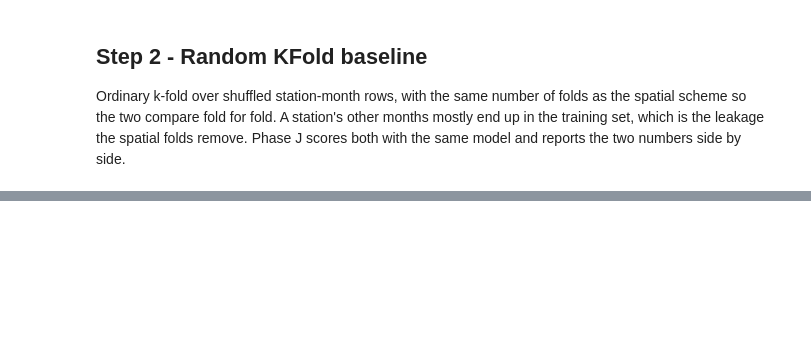
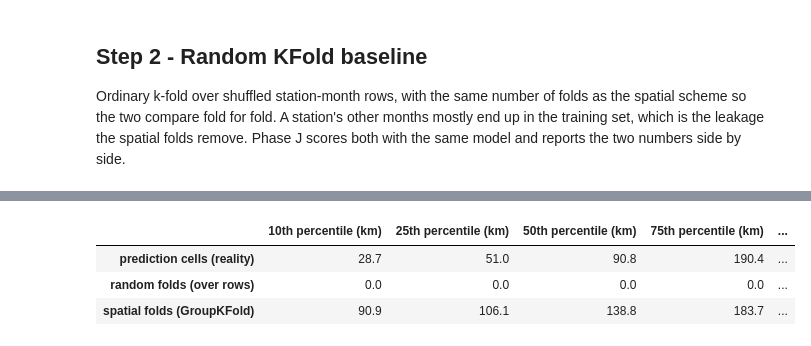
Before and after one commit to tisolab/monitoring-deserts, a Jupyter notebook: noteboox/08_cross_validation.ipynb, the cells around one changed output, grey strips where cells are left out. Cells and saved outputs as stored; diff of their text form; code cells hidden in the pictures; blank space fills up the shorter version.

```diff
--- a/noteboox/08_cross_validation.ipynb
+++ b/noteboox/08_cross_validation.ipynb
@@ -105,0 +102,20 @@ random_splits = list(KFold(n_splits=N_FOLDS, shuffle=True, random_state=RANDOM_S
+# %%
+# Features and target
+feature_cols = ["no2", "aai", "total_precipitation",
+                "temperature", "dew_point", "u_wind",
+                "v_wind", "wind_magnitude", "boundary_layer_height",
+                "surface_pressure",
+               ]
+target_col = "log1p_pm25"
+
+X = analysis_df[feature_cols]
+y = analysis_df[target_col]
+# %%
+# Simple random forest as learner to check the benefits of spatial cross-validation
+random_forest = RandomForestRegressor(n_estimators=700, max_depth=6, random_state=RANDOM_STATE, n_jobs=-1)
+
+# Random K-Fold
+random_results, random_oof = spatial_cv.run_cross_validation(random_forest, X, y, random_splits)
+
+# Group K-Fold
+spatial_results, spatial_oof = spatial_cv.run_cross_validation(random_forest, X, y, gkf_splits)
@@ -105,0 +132,41 @@ random_splits = list(KFold(n_splits=N_FOLDS, shuffle=True, random_state=RANDOM_S
+# %%
+# Distance check (plan v13, Appendix D.8)
+# ---------------------------------------
+# When the model predicts for an unmonitored cell, what matters is how far that cell is from the
+# nearest station the model was trained on. A cross-validation scheme is a fair rehearsal only if
+# its held-out stations are about as far from the training stations as the real cells are from
+# the nearest station:
+#   - much closer  -> the score is inflated by leakage (a training station "next door")
+#   - much farther -> the score is pessimistic
+# No model is fitted here, only locations. The distances are great-circle kilometres computed by
+# spatial_cv (a nearest-neighbour search on the sphere, so no distortion from working in degrees).
+
+# One row per station (the table has one row per station-month)
+station_table = analysis_df.drop_duplicates("station_id")
+
+# Reality: every populated grid cell (population > 0) and its distance to the nearest station
+grid_features = pd.read_parquet(CLEAN_DATA_DIR.parent / "population" / "grid_features.parquet")
+populated_cells = grid_features[grid_features["population"] > 0]
+reality_km = spatial_cv.nearest_distance_km(
+    populated_cells["centroid_lon"], populated_cells["centroid_lat"],
+    station_table["longitude"], station_table["latitude"],
+)
+
+# Each fold scheme: the distance from every held-out station to the nearest station in that fold's
+# training set, pooled over the folds. With a random split over rows, a held-out station's other
+# months are usually in the training set, so its own location is a training location (distance 0).
+distances_km = {
+    "prediction cells (reality)": reality_km,
+    "random folds (over rows)": spatial_cv.heldout_distances_km(analysis_df, random_splits),
+    "spatial folds (GroupKFold)": spatial_cv.heldout_distances_km(analysis_df, gkf_splits),
+}
+
+# Summarise each set of distances by its percentiles. "closest" is the smallest distance of all:
+# a dead zone (buffer) around the test stations only removes training stations if it is larger than this.
+distance_summary = spatial_cv.summarize_distances(distances_km)
+distance_summary.round(1)
+# %% [output]
+|  | 10th percentile (km) | 25th percentile (km) | 50th percentile (km) | 75th percentile (km) | ... |
+| prediction cells (reality) | 28.7 | 51.0 | 90.8 | 190.4 | ... |
+| random folds (over rows) | 0.0 | 0.0 | 0.0 | 0.0 | ... |
+| spatial folds (GroupKFold) | 90.9 | 106.1 | 138.8 | 183.7 | ... |
```
Also changed, not shown: parts of 8 cells of this notebook, 1 other file.
